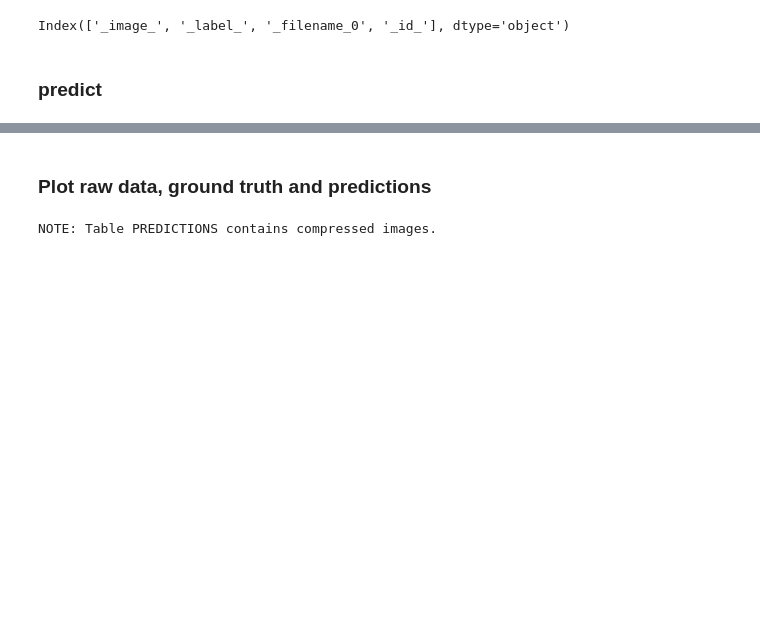
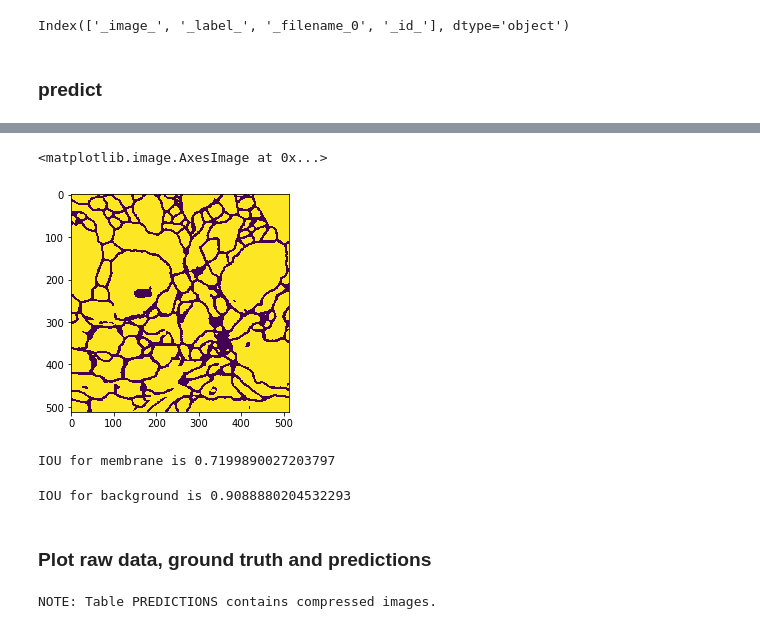
Before and after one commit to wenyushi/unet, a Jupyter notebook: unet_network_512.ipynb, the cells around one changed output, grey strips where cells are left out. Cells and saved outputs as stored; diff of their text form; code cells hidden in the pictures; blank space fills up the shorter version.

```diff
--- a/unet_network_512.ipynb
+++ b/unet_network_512.ipynb
@@ -277,0 +370,7 @@ pred_array_reshape = np.reshape(pred_array, (-1, 512, 512))
+# %%
+img_cols = [x for x in list(s.CASTable('predictions').columns) if 'PredName' in x]
+predictions = s.CASTable(name='predictions', vars=img_cols)
+prediction_order = s.fetch('predictions', fetchvars='_filename_0').Fetch.values.squeeze().tolist()
+pred_array = predictions.as_matrix()
+pred_array = pred_array.astype(int)
+pred_array_reshape = np.reshape(pred_array, (-1, 512, 512))
@@ -278,3 +390,22 @@ pred_array_reshape = np.reshape(pred_array, (-1, 512, 512))
+# %%
+plt.imshow(pred)
+# %% [output]
+<matplotlib.image.AxesImage at 0x...>
+[figure, added]
+# %%
+class_type = 0
+join = np.logical_and(gt[:, :, 0] == class_type, pred == class_type)
+union = np.logical_or(gt[:, :, 0] == class_type, pred == class_type)
+print('IOU for membrane is {}'.format(np.sum(join) / np.sum(union)))
+# %% [output]
+IOU for membrane is 0.7199890027203797
+# %%
+class_type = 1
+join = np.logical_and(gt[:, :, 0] == class_type, pred == class_type)
+union = np.logical_or(gt[:, :, 0] == class_type, pred == class_type)
+print('IOU for background is {}'.format(np.sum(join) / np.sum(union)))
+# %% [output]
+IOU for background is 0.9088880204532293
 # %% [markdown]
 ### Plot raw data, ground truth and predictions
 # %%
```
Also changed, not shown: parts of 8 cells of this notebook.
